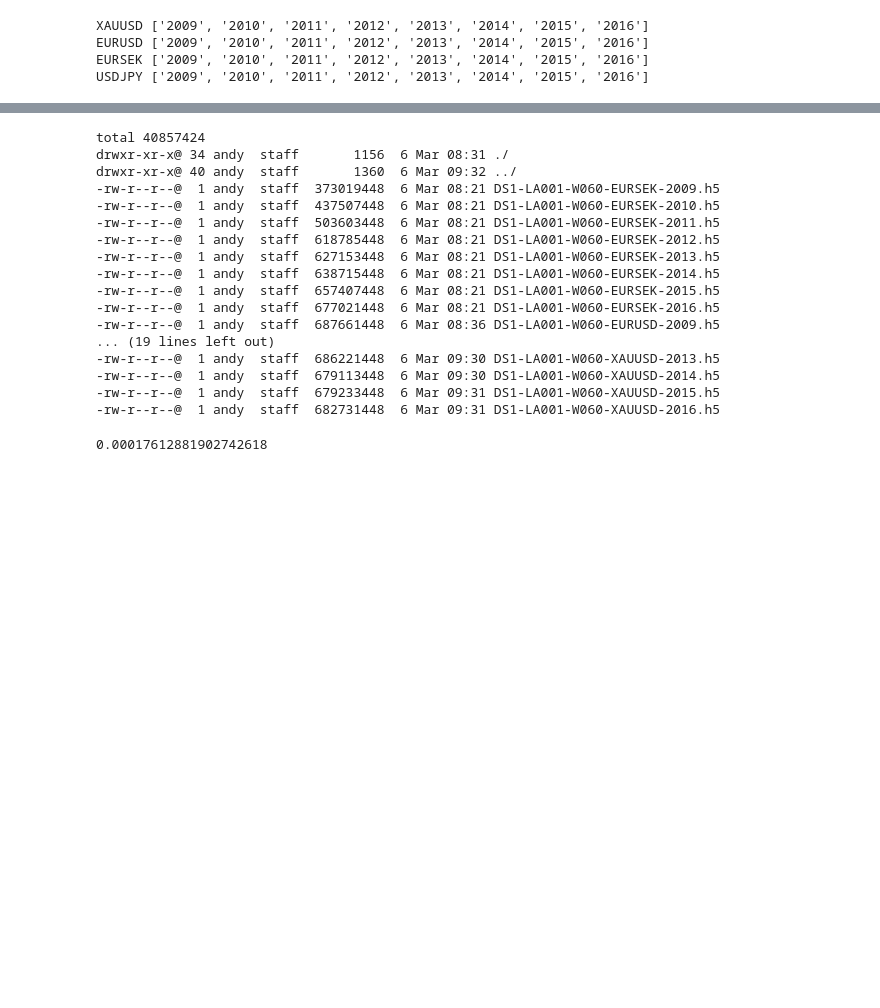
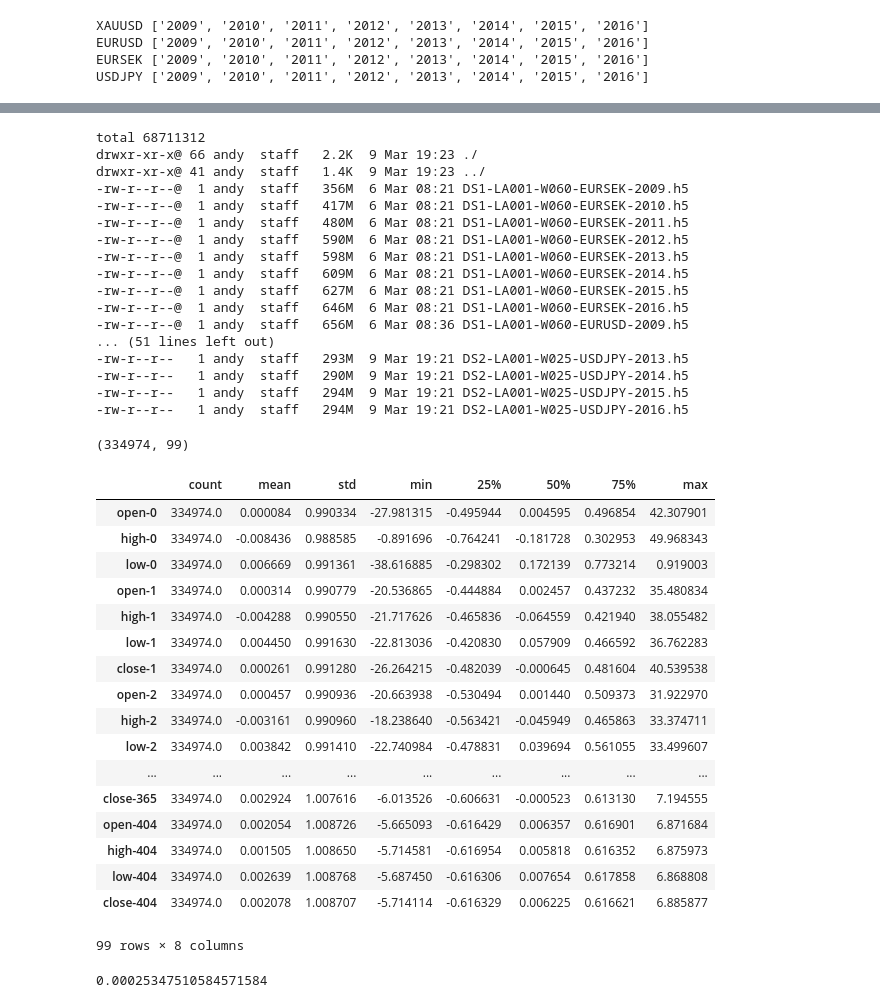
Before and after one commit to andrewwilson/mlnd_capstone, a Jupyter notebook: PrepareDatasets.ipynb, the cells around one changed output, grey strips where cells are left out. Cells and saved outputs as stored; diff of their text form; code cells hidden in the pictures; blank space fills up the shorter version.

Commit message:
alternative dataset with expanding lookback window for better feature efficiency.

```diff
--- a/PrepareDatasets.ipynb
+++ b/PrepareDatasets.ipynb
@@ -48,27 +49,52 @@ saved ./input/DS1-LA001-W060-XAUUSD-2016.h5
 # %%
-ls -al ./input/
+ls -alh ./input/
 # %% [output]
-total 40857424
-drwxr-xr-x@ 34 andy  staff       1156  6 Mar 08:31 ./
-drwxr-xr-x@ 40 andy  staff       1360  6 Mar 09:32 ../
--rw-r--r--@  1 andy  staff  373019448  6 Mar 08:21 DS1-LA001-W060-EURSEK-2009.h5
--rw-r--r--@  1 andy  staff  437507448  6 Mar 08:21 DS1-LA001-W060-EURSEK-2010.h5
--rw-r--r--@  1 andy  staff  503603448  6 Mar 08:21 DS1-LA001-W060-EURSEK-2011.h5
--rw-r--r--@  1 andy  staff  618785448  6 Mar 08:21 DS1-LA001-W060-EURSEK-2012.h5
--rw-r--r--@  1 andy  staff  627153448  6 Mar 08:21 DS1-LA001-W060-EURSEK-2013.h5
--rw-r--r--@  1 andy  staff  638715448  6 Mar 08:21 DS1-LA001-W060-EURSEK-2014.h5
--rw-r--r--@  1 andy  staff  657407448  6 Mar 08:21 DS1-LA001-W060-EURSEK-2015.h5
--rw-r--r--@  1 andy  staff  677021448  6 Mar 08:21 DS1-LA001-W060-EURSEK-2016.h5
--rw-r--r--@  1 andy  staff  687661448  6 Mar 08:36 DS1-LA001-W060-EURUSD-2009.h5
-... (19 lines left out)
--rw-r--r--@  1 andy  staff  686221448  6 Mar 09:30 DS1-LA001-W060-XAUUSD-2013.h5
--rw-r--r--@  1 andy  staff  679113448  6 Mar 09:30 DS1-LA001-W060-XAUUSD-2014.h5
--rw-r--r--@  1 andy  staff  679233448  6 Mar 09:31 DS1-LA001-W060-XAUUSD-2015.h5
--rw-r--r--@  1 andy  staff  682731448  6 Mar 09:31 DS1-LA001-W060-XAUUSD-2016.h5
+total 68711312
+drwxr-xr-x@ 66 andy  staff   2.2K  9 Mar 19:23 ./
+drwxr-xr-x@ 41 andy  staff   1.4K  9 Mar 19:23 ../
+-rw-r--r--@  1 andy  staff   356M  6 Mar 08:21 DS1-LA001-W060-EURSEK-2009.h5
+-rw-r--r--@  1 andy  staff   417M  6 Mar 08:21 DS1-LA001-W060-EURSEK-2010.h5
+-rw-r--r--@  1 andy  staff   480M  6 Mar 08:21 DS1-LA001-W060-EURSEK-2011.h5
+-rw-r--r--@  1 andy  staff   590M  6 Mar 08:21 DS1-LA001-W060-EURSEK-2012.h5
+-rw-r--r--@  1 andy  staff   598M  6 Mar 08:21 DS1-LA001-W060-EURSEK-2013.h5
+-rw-r--r--@  1 andy  staff   609M  6 Mar 08:21 DS1-LA001-W060-EURSEK-2014.h5
+-rw-r--r--@  1 andy  staff   627M  6 Mar 08:21 DS1-LA001-W060-EURSEK-2015.h5
+-rw-r--r--@  1 andy  staff   646M  6 Mar 08:21 DS1-LA001-W060-EURSEK-2016.h5
+-rw-r--r--@  1 andy  staff   656M  6 Mar 08:36 DS1-LA001-W060-EURUSD-2009.h5
+... (51 lines left out)
+-rw-r--r--   1 andy  staff   293M  9 Mar 19:21 DS2-LA001-W025-USDJPY-2013.h5
+-rw-r--r--   1 andy  staff   290M  9 Mar 19:21 DS2-LA001-W025-USDJPY-2014.h5
+-rw-r--r--   1 andy  staff   294M  9 Mar 19:21 DS2-LA001-W025-USDJPY-2015.h5
+-rw-r--r--   1 andy  staff   294M  9 Mar 19:21 DS2-LA001-W025-USDJPY-2016.h5
 # %%
 import datasets
-X,Y,prices, fut_returns = datasets.load('./input/DS1-LA001-W060-EURSEK-2015.h5')
+#X,Y,prices, fut_returns = datasets.load('./input/DS1-LA001-W060-EURSEK-2015.h5')
+X,Y,prices, fut_returns = datasets.load('./input/DS2-LA001-W025-USDJPY-2009.h5')
+X.shape
+# %% [output]
+(334974, 99)
+# %%
+X.describe().transpose()
+# %% [output]
+|  | count | mean | std | min | 25% | 50% | 75% | max |
+| open-0 | 334974.0 | 0.000084 | 0.990334 | -27.981315 | -0.495944 | 0.004595 | 0.496854 | 42.307901 |
+| high-0 | 334974.0 | -0.008436 | 0.988585 | -0.891696 | -0.764241 | -0.181728 | 0.302953 | 49.968343 |
+| low-0 | 334974.0 | 0.006669 | 0.991361 | -38.616885 | -0.298302 | 0.172139 | 0.773214 | 0.919003 |
+| open-1 | 334974.0 | 0.000314 | 0.990779 | -20.536865 | -0.444884 | 0.002457 | 0.437232 | 35.480834 |
+| high-1 | 334974.0 | -0.004288 | 0.990550 | -21.717626 | -0.465836 | -0.064559 | 0.421940 | 38.055482 |
+| low-1 | 334974.0 | 0.004450 | 0.991630 | -22.813036 | -0.420830 | 0.057909 | 0.466592 | 36.762283 |
+| close-1 | 334974.0 | 0.000261 | 0.991280 | -26.264215 | -0.482039 | -0.000645 | 0.481604 | 40.539538 |
+| open-2 | 334974.0 | 0.000457 | 0.990936 | -20.663938 | -0.530494 | 0.001440 | 0.509373 | 31.922970 |
+| high-2 | 334974.0 | -0.003161 | 0.990960 | -18.238640 | -0.563421 | -0.045949 | 0.465863 | 33.374711 |
+| low-2 | 334974.0 | 0.003842 | 0.991410 | -22.740984 | -0.478831 | 0.039694 | 0.561055 | 33.499607 |
+| ... | ... | ... | ... | ... | ... | ... | ... | ... |
+| close-365 | 334974.0 | 0.002924 | 1.007616 | -6.013526 | -0.606631 | -0.000523 | 0.613130 | 7.194555 |
+| open-404 | 334974.0 | 0.002054 | 1.008726 | -5.665093 | -0.616429 | 0.006357 | 0.616901 | 6.871684 |
+| high-404 | 334974.0 | 0.001505 | 1.008650 | -5.714581 | -0.616954 | 0.005818 | 0.616352 | 6.875973 |
+| low-404 | 334974.0 | 0.002639 | 1.008768 | -5.687450 | -0.616306 | 0.007654 | 0.617858 | 6.868808 |
+| close-404 | 334974.0 | 0.002078 | 1.008707 | -5.714114 | -0.616329 | 0.006225 | 0.616621 | 6.885877 |
+99 rows × 8 columns
 # %%
 fut_returns.std()
 # %% [output]
-0.00017612881902742618
+0.00025347510584571584
```
Also changed, not shown: parts of 5 cells of this notebook, 4 other files.
